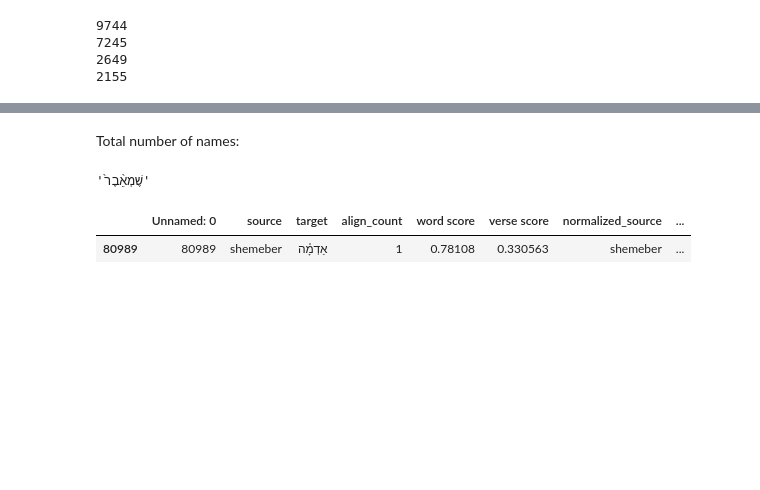
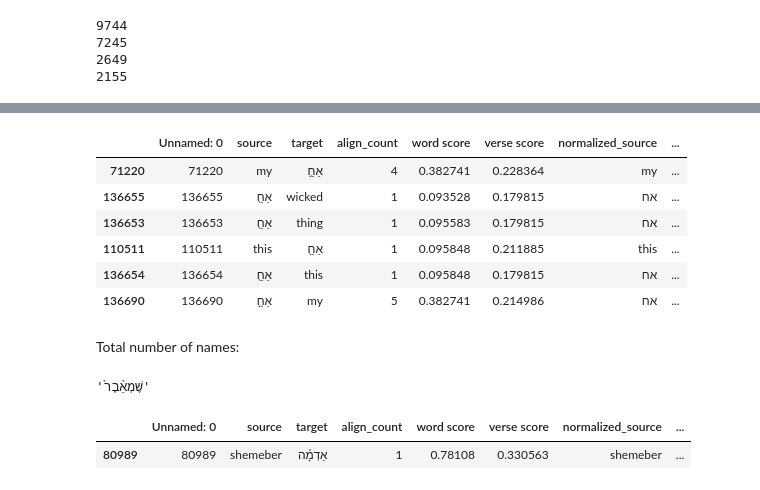
Before and after one commit to sil-ai/aqua-api, a Jupyter notebook: pipelines/scripts/word_alignment/Name alignment test.ipynb, the cells around one changed output, grey strips where cells are left out. Cells and saved outputs as stored; diff of their text form; code cells hidden in the pictures; blank space fills up the shorter version.

```diff
--- a/pipelines/scripts/word_alignment/Name alignment test.ipynb
+++ b/pipelines/scripts/word_alignment/Name alignment test.ipynb
@@ -238,9 +212,19 @@ candidate_df[candidate_df.apply(lambda x: x['normalized_source'] in list(candida
+# %%
+candidate_df[candidate_df.apply(lambda x: x['normalized_source'] in list(candidate_words) or x['normalized_target'] in list(candidate_words), axis=1)].sort_values('total_score', ascending=False)
+# %% [output]
+|  | Unnamed: 0 | source | target | align_count | word score | verse score | normalized_source | ... |
+| 71220 | 71220 | my | אַחַ֣ | 4 | 0.382741 | 0.228364 | my | ... |
+| 136655 | 136655 | אַחַ֖ | wicked | 1 | 0.093528 | 0.179815 | אח | ... |
+| 136653 | 136653 | אַחַ֖ | thing | 1 | 0.095583 | 0.179815 | אח | ... |
+| 110511 | 110511 | this | אַחַ֖ | 1 | 0.095848 | 0.211885 | this | ... |
+| 136654 | 136654 | אַחַ֖ | this | 1 | 0.095848 | 0.179815 | אח | ... |
+| 136690 | 136690 | אַחַ֣ | my | 5 | 0.382741 | 0.214986 | אח | ... |
 # %% [markdown]
 Total number of names:
-# %%
-word
-# %% [output]
-'שֶׁמְאֵ֨בֶר֙'
+# %%
+word
+# %% [output]
+'שֶׁמְאֵ֨בֶר֙'
 # %%
 df[df['source'] == 'shemeber']
 # %% [output]
```
Also changed, not shown: parts of 19 cells of this notebook, 4 other files.
